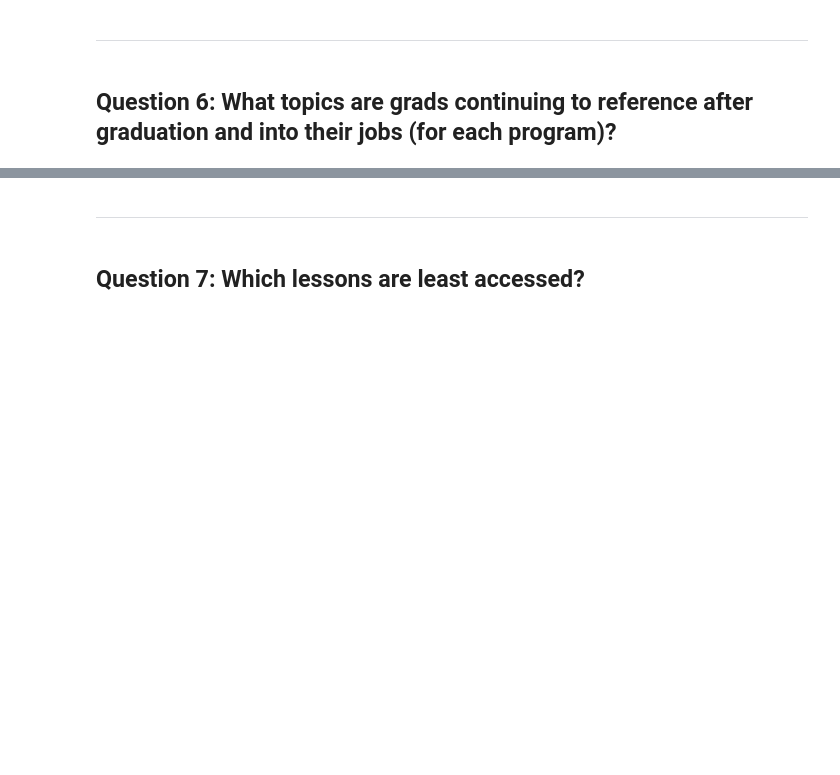
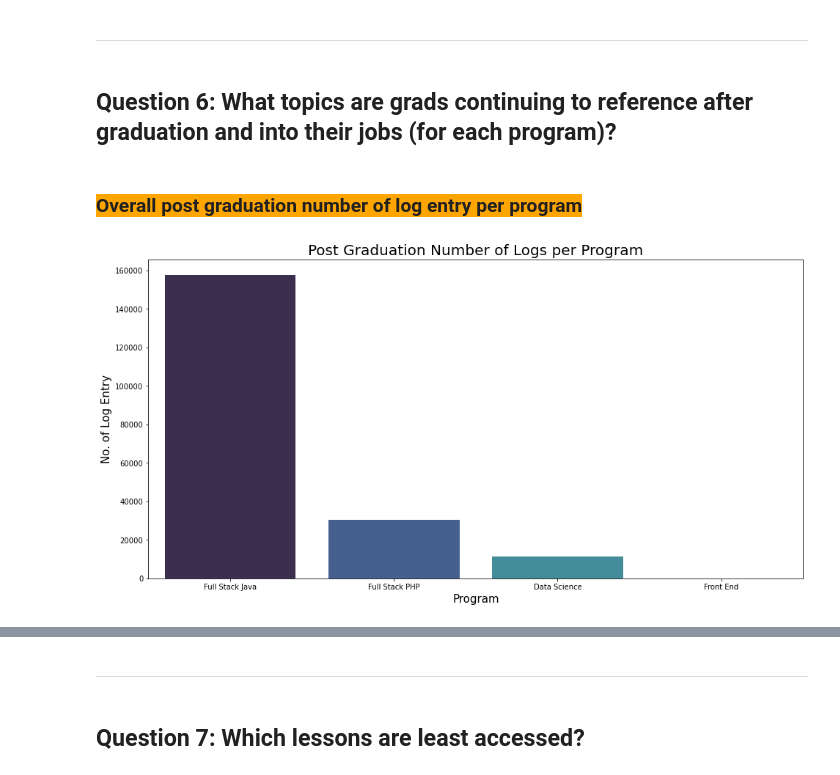
Before and after one commit to JML-Association/Anomaly-Detection-Project, a Jupyter notebook: final_report.ipynb, the cells around one changed output, grey strips where cells are left out. Cells and saved outputs as stored; diff of their text form; code cells hidden in the pictures; blank space fills up the shorter version.

```diff
--- a/final_report.ipynb
+++ b/final_report.ipynb
@@ -320,3 +320,10 @@ WIP!!!
 ***
 # %% [markdown]
 ## Question 6: What topics are grads continuing to reference after graduation and into their jobs (for each program)?
+# %% [markdown]
+### <span style='background :orange' >Overall post graduation number of log entry per program</span>
+# %%
+# Calling function to plot the bargraph
+explore.q6(df)
+# %% [output]
+[figure, added]
```
Also changed, not shown: parts of 13 cells of this notebook.
